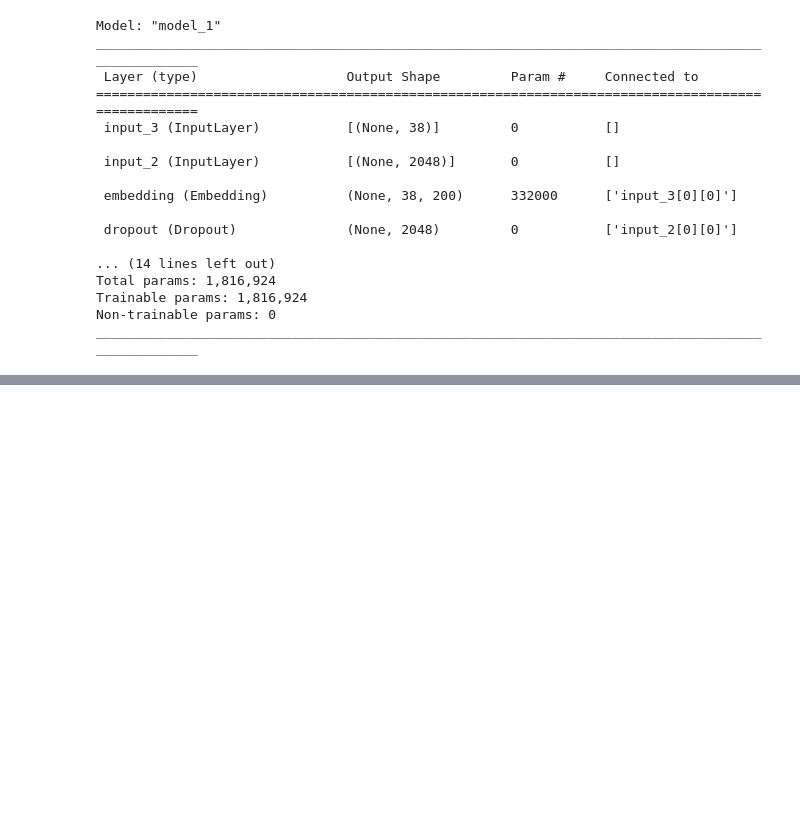
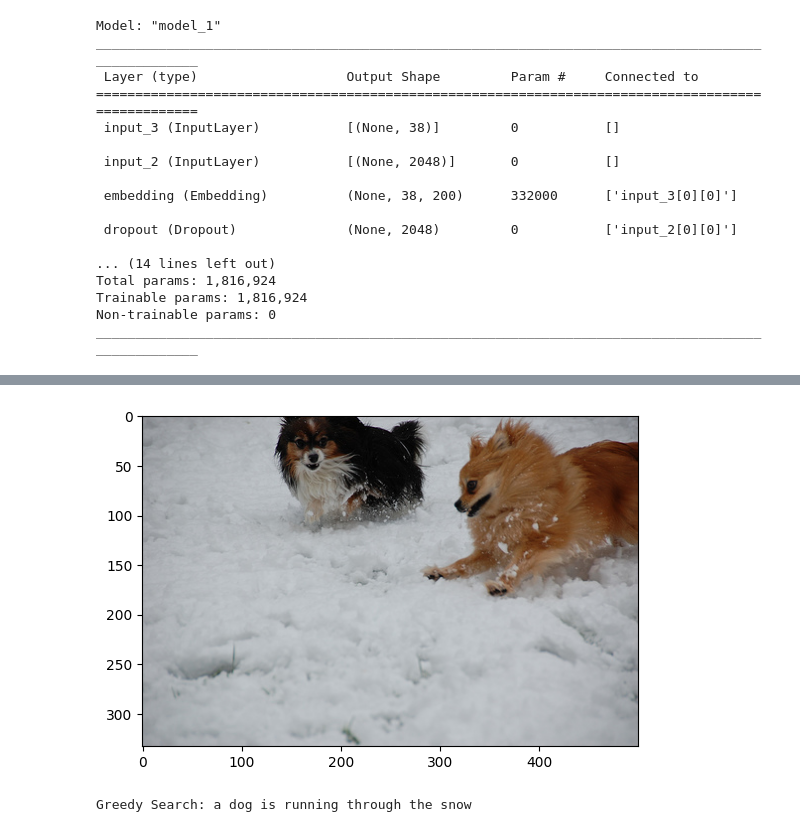
Before and after one commit to pavankumarchowdary35/Image_captioning_project, a Jupyter notebook: caption.ipynb, the cells around one changed output, grey strips where cells are left out. Cells and saved outputs as stored; diff of their text form; code cells hidden in the pictures; blank space fills up the shorter version.

```diff
--- a/caption.ipynb
+++ b/caption.ipynb
@@ -154,0 +156,26 @@ for i in img:
+# %%
+import glob
+import os
+
+# List all image files in the specified directory
+img = glob.glob(images_path + '/*.jpg')
+
+# Read the training and testing file name lists
+train_images = set(open(train_images_path, 'r').read().strip().split('\n'))
+test_images = set(open(test_images_path, 'r').read().strip().split('\n'))
+
+# Initialize lists to store training and testing images
+train_img = []
+test_img = []
+
+# Extract and compare file names for training set
+for i in img:
+    filename = os.path.basename(i)  # Extracts the file name from the path
+    if filename in train_images:
+        train_img.append(i)
+
+# Extract and compare file names for testing set
+for i in img:
+    filename = os.path.basename(i)  # Extracts the file name from the path
+    if filename in test_images:
+        test_img.append(i)
@@ -340,0 +404,4 @@ model.fit(generator, epochs=epochs, steps_per_epoch=steps, verbose=1)
+# %%
+epochs = 30
+batch_size = 3
+steps = len(train_descriptions)//batch_size
@@ -394,12 +447,11 @@ def beam_search_predictions(image, beam_index = 3):
 # %%
-pic = '2398605966_1d0c9e6a20.jpg'
+pic = '/2398605966_1d0c9e6a20.jpg'
 image = encoding_test[pic].reshape((1,2048))
 x=plt.imread(images_path+pic)
 plt.imshow(x)
 plt.show()
 
 print("Greedy Search:",greedySearch(image))
-print("Beam Search, K = 3:",beam_search_predictions(image, beam_index = 3))
-print("Beam Search, K = 5:",beam_search_predictions(image, beam_index = 5))
-print("Beam Search, K = 7:",beam_search_predictions(image, beam_index = 7))
-print("Beam Search, K = 10:",beam_search_predictions(image, beam_index = 10))
+# %% [output]
+[figure, added]
+Greedy Search: a dog is running through the snow
```
Also changed, not shown: parts of 25 cells of this notebook.
